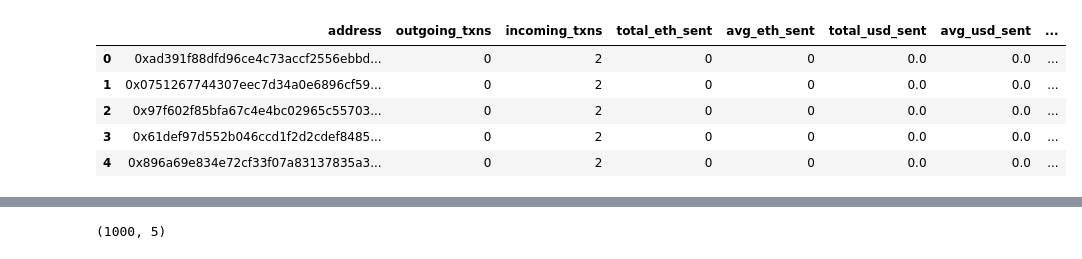
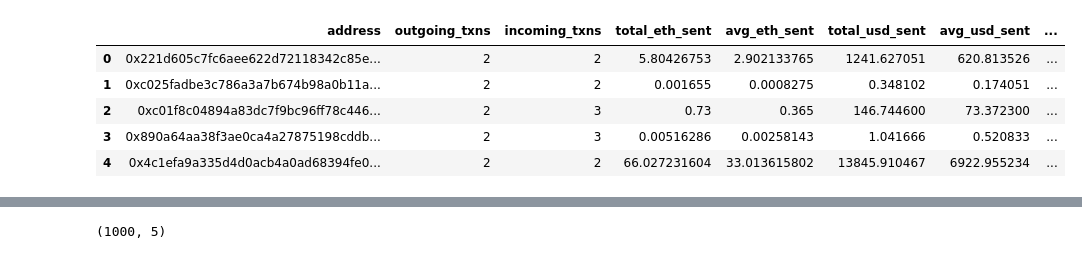
Before and after one commit to willprice221/ethereum_clustering, a Jupyter notebook: cluster.ipynb, the cells around one changed output, grey strips where cells are left out. Drawn from its saved outputs; the diff is of its cells as text; code cells hidden in the pictures.

```diff
--- a/cluster.ipynb
+++ b/cluster.ipynb
@@ -20,17 +17,17 @@ The google.cloud.bigquery extension is already loaded. To reload it, use:
 # %%
 sql = '''
-SELECT *  FROM `eth-tokens.alldata.toy` LIMIT 5000
+SELECT *  FROM `eth-tokens.alldata.clean` LIMIT 1000
 '''
 
 df = client.query(sql).to_dataframe()
 df.head()
 # %% [output]
 |  | address | outgoing_txns | incoming_txns | total_eth_sent | avg_eth_sent | total_usd_sent | avg_usd_sent | ... |
-| 0 | 0xad391f88dfd96ce4c73accf2556ebbd... | 0 | 2 | 0 | 0 | 0.0 | 0.0 | ... |
-| 1 | 0x0751267744307eec7d34a0e6896cf59... | 0 | 2 | 0 | 0 | 0.0 | 0.0 | ... |
-| 2 | 0x97f602f85bfa67c4e4bc02965c55703... | 0 | 2 | 0 | 0 | 0.0 | 0.0 | ... |
-| 3 | 0x61def97d552b046ccd1f2d2cdef8485... | 0 | 2 | 0 | 0 | 0.0 | 0.0 | ... |
-| 4 | 0x896a69e834e72cf33f07a83137835a3... | 0 | 2 | 0 | 0 | 0.0 | 0.0 | ... |
+| 0 | 0x221d605c7fc6aee622d72118342c85e... | 2 | 2 | 5.80426753 | 2.902133765 | 1241.627051 | 620.813526 | ... |
+| 1 | 0xc025fadbe3c786a3a7b674b98a0b11a... | 2 | 2 | 0.001655 | 0.0008275 | 0.348102 | 0.174051 | ... |
+| 2 | 0xc01f8c04894a83dc7f9bc96ff78c446... | 2 | 3 | 0.73 | 0.365 | 146.744600 | 73.372300 | ... |
+| 3 | 0x890a64aa38f3ae0ca4a27875198cddb... | 2 | 3 | 0.00516286 | 0.00258143 | 1.041666 | 0.520833 | ... |
+| 4 | 0x4c1efa9a335d4d0acb4a0ad68394fe0... | 2 | 2 | 66.027231604 | 33.013615802 | 13845.910467 | 6922.955234 | ... |
 # %%
 data = df.iloc[:,1:]
 # %%
```
Also changed, not shown: parts of 20 cells of this notebook.
